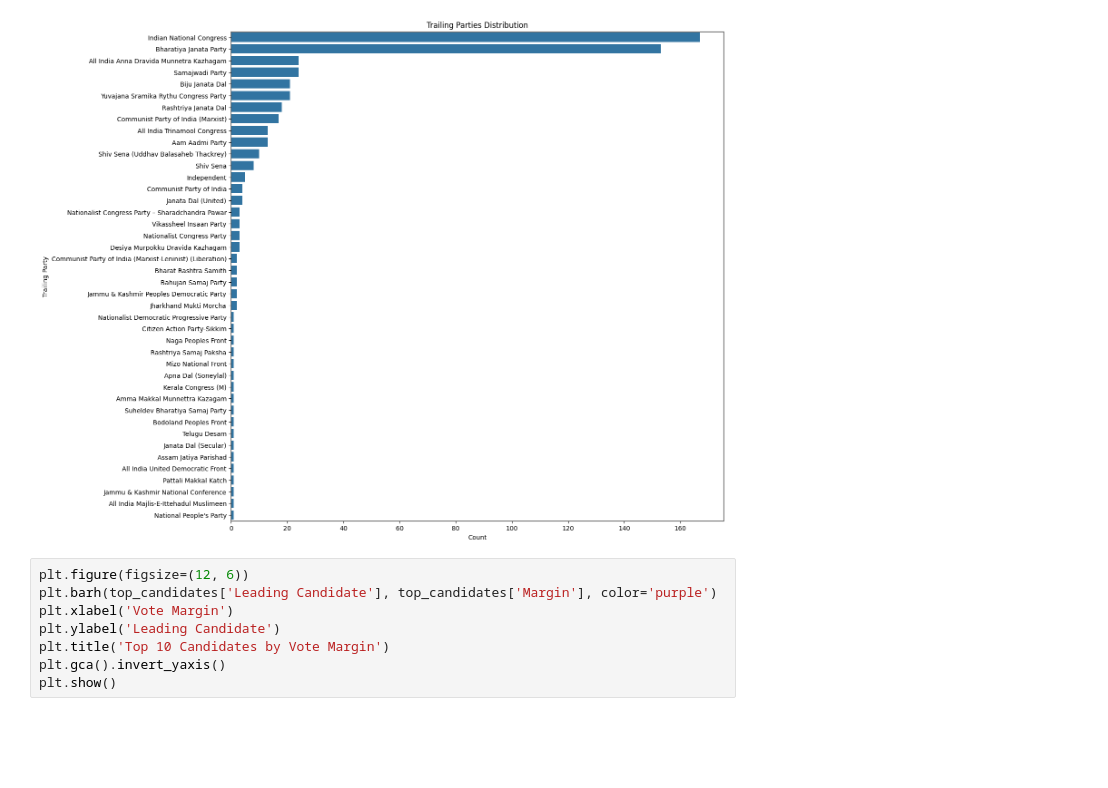
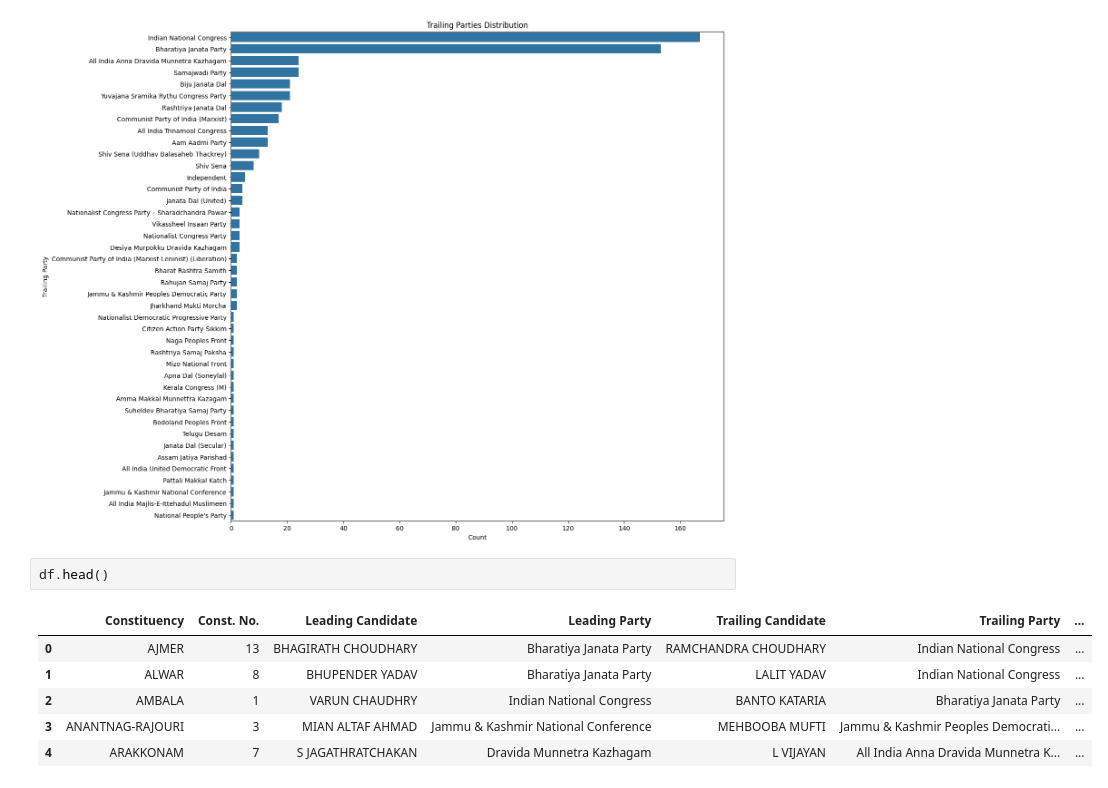
Before and after one commit to Udhay2898/HandsOnPractice_Pandas, a Jupyter notebook: Election_Analysis.ipynb, the cells around one changed output. Cells and saved outputs as stored; diff of their text form; blank space fills up the shorter version.

```diff
--- a/Election_Analysis.ipynb
+++ b/Election_Analysis.ipynb
@@ -100,11 +100,12 @@ plt.ylabel('Trailing Party')
 plt.show()
 # %% [output]
 [figure]
-# %%
-plt.figure(figsize=(12, 6))
-plt.barh(top_candidates['Leading Candidate'], top_candidates['Margin'], color='purple')
-plt.xlabel('Vote Margin')
-plt.ylabel('Leading Candidate')
-plt.title('Top 10 Candidates by Vote Margin')
-plt.gca().invert_yaxis()
-plt.show()
+# %%
+df.head()
+# %% [output]
+|  | Constituency | Const. No. | Leading Candidate | Leading Party | Trailing Candidate | Trailing Party | ... |
+| 0 | AJMER | 13 | BHAGIRATH CHOUDHARY | Bharatiya Janata Party | RAMCHANDRA CHOUDHARY | Indian National Congress | ... |
+| 1 | ALWAR | 8 | BHUPENDER YADAV | Bharatiya Janata Party | LALIT YADAV | Indian National Congress | ... |
+| 2 | AMBALA | 1 | VARUN CHAUDHRY | Indian National Congress | BANTO KATARIA | Bharatiya Janata Party | ... |
+| 3 | ANANTNAG-RAJOURI | 3 | MIAN ALTAF AHMAD | Jammu & Kashmir National Conference | MEHBOOBA MUFTI | Jammu & Kashmir Peoples Democrati... | ... |
+| 4 | ARAKKONAM | 7 | S JAGATHRATCHAKAN | Dravida Munnetra Kazhagam | L VIJAYAN | All India Anna Dravida Munnetra K... | ... |
```
Also changed, not shown: parts of 1 cell of this notebook.
